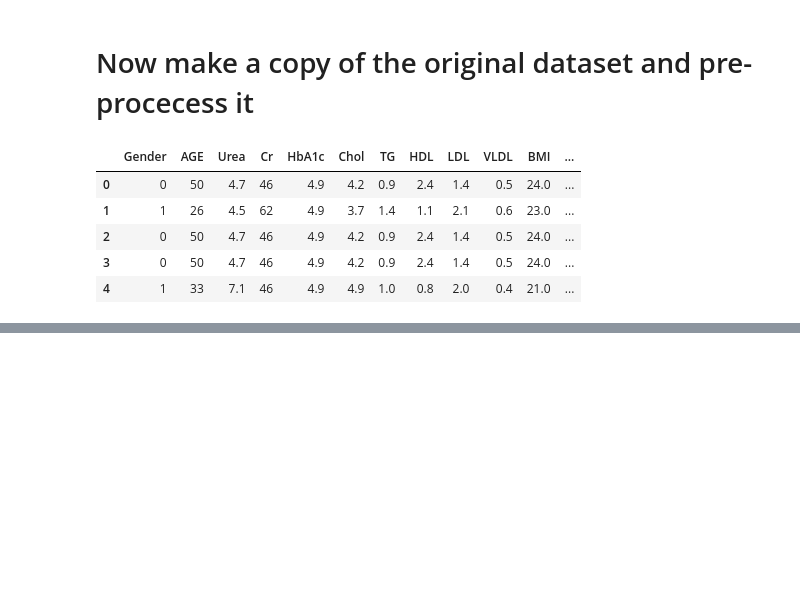
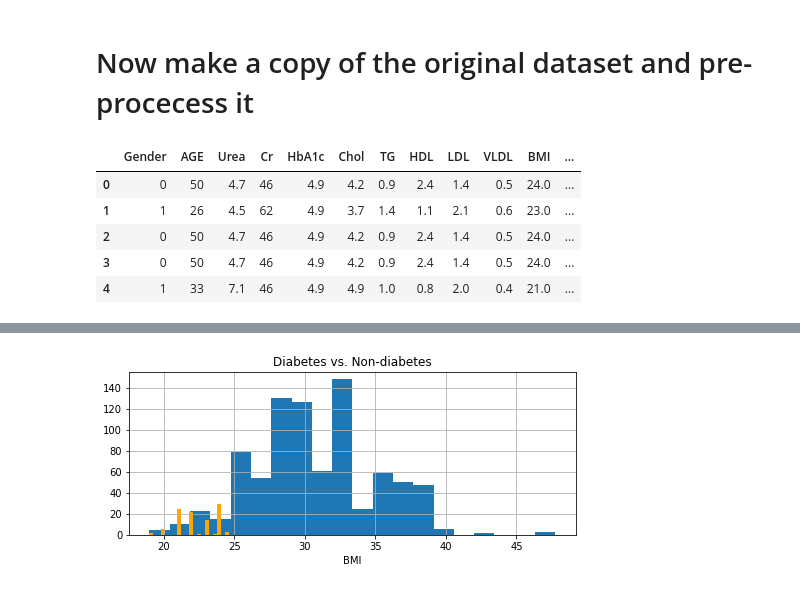
Before and after one commit to QizheCui/Diabetes-Squad, a Jupyter notebook: EDA/initial plotting and SVM.ipynb, the cells around one changed output, grey strips where cells are left out. Drawn from its saved outputs; the diff is of its cells as text; code cells hidden in the pictures; blank space fills up the shorter version.

```diff
--- a/EDA/initial plotting and SVM.ipynb
+++ b/EDA/initial plotting and SVM.ipynb
@@ -75 +62,11 @@ array([[<AxesSubplot:xlabel='Gender', ylabel='Gender'>,
 [figure]
+# %%
+diabete = df_copy[df_copy['CLASS']==1]
+non_diabete = df_copy[df_copy['CLASS']==0]
+plt.figure(figsize=(8,3))
+fig = diabete['BMI'].hist(bins=20)
+fig = non_diabete['BMI'].hist(bins=20, color='orange')
+fig.set_xlabel('BMI')
+fig.set_title('Diabetes vs. Non-diabetes');
+# %% [output]
+[figure, added]
```
Also changed, not shown: parts of 2 cells of this notebook.
